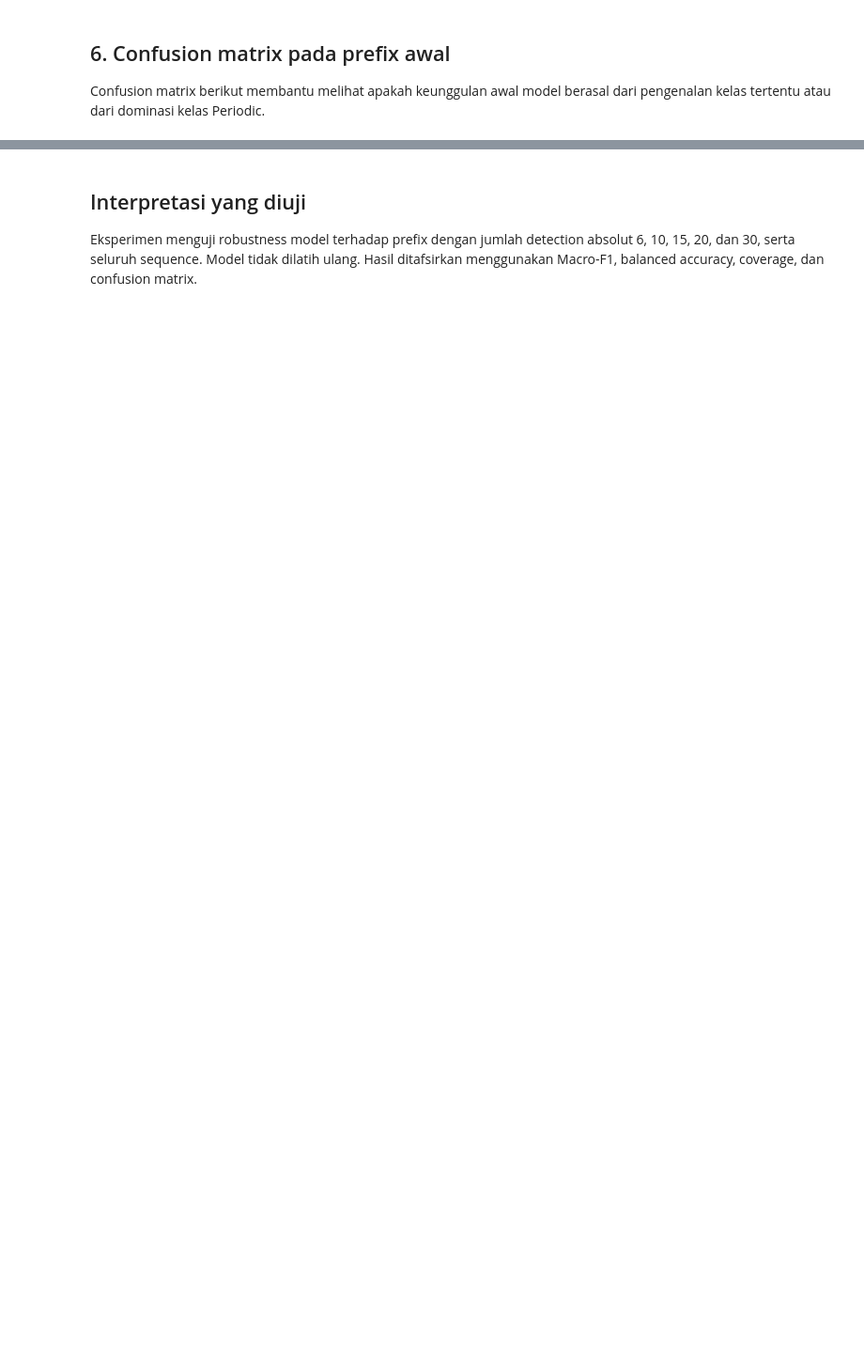
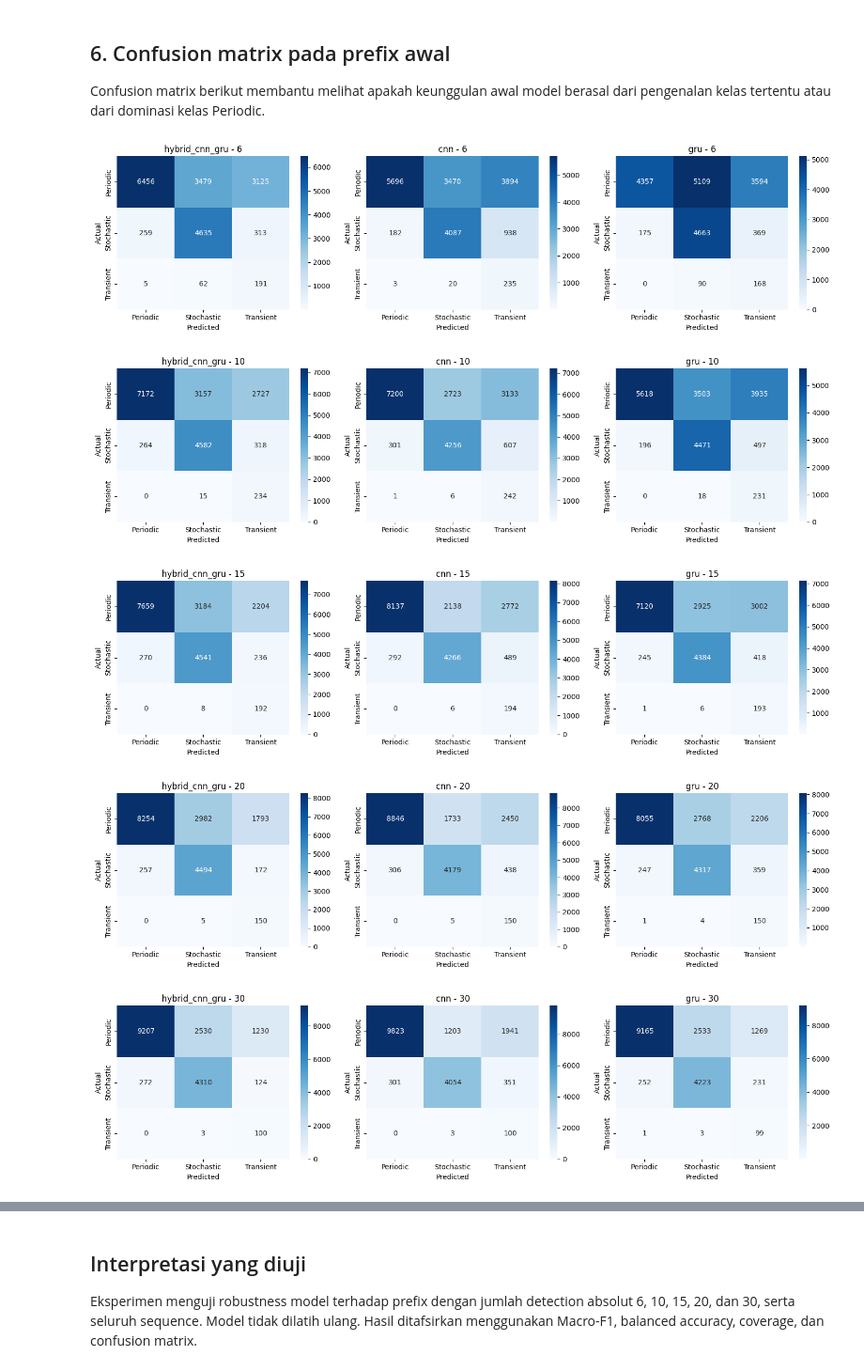
Before and after one commit to indomiekwah/ztf-classifier, a Jupyter notebook: training/notebooks/early_classification_experiment.ipynb, the cells around one changed output, grey strips where cells are left out. Shown at 94% size. Saved outputs shown, nothing was run; the diff lists cells and outputs as text; code cells hidden in the pictures; blank space fills up the shorter version.

```diff
--- a/training/notebooks/early_classification_experiment.ipynb
+++ b/training/notebooks/early_classification_experiment.ipynb
@@ -136,16 +219,22 @@ Confusion matrix berikut membantu melihat apakah keunggulan awal model berasal d
 # %%
 class_names = ['Periodic', 'Stochastic', 'Transient']
 for detection_count in [*DETECTION_COUNTS, 'all']:
-    key = str(fraction)
+    key = str(detection_count)
     fig, axes = plt.subplots(1, len(models), figsize=(15, 4))
     for axis, (model_name, results) in zip(axes, prefix_results.items()):
         sns.heatmap(
         results[str(detection_count)]['confusion_matrix'], annot=True, fmt='d', cmap='Blues',
             xticklabels=class_names, yticklabels=class_names, ax=axis,
         )
         axis.set_title(f'{model_name} - {detection_count}')
         axis.set_xlabel('Predicted')
         axis.set_ylabel('Actual')
     fig.tight_layout()
     fig.savefig(OUTPUT_DIR / f"confusion_matrix_detection_{detection_count}.png", dpi=150)
     plt.show()
+# %% [output]
+[figure, added]
+[figure, added]
+[figure, added]
+[figure, added]
+[figure, added]
```
Also changed, not shown: parts of 7 cells of this notebook, 11 other files.
